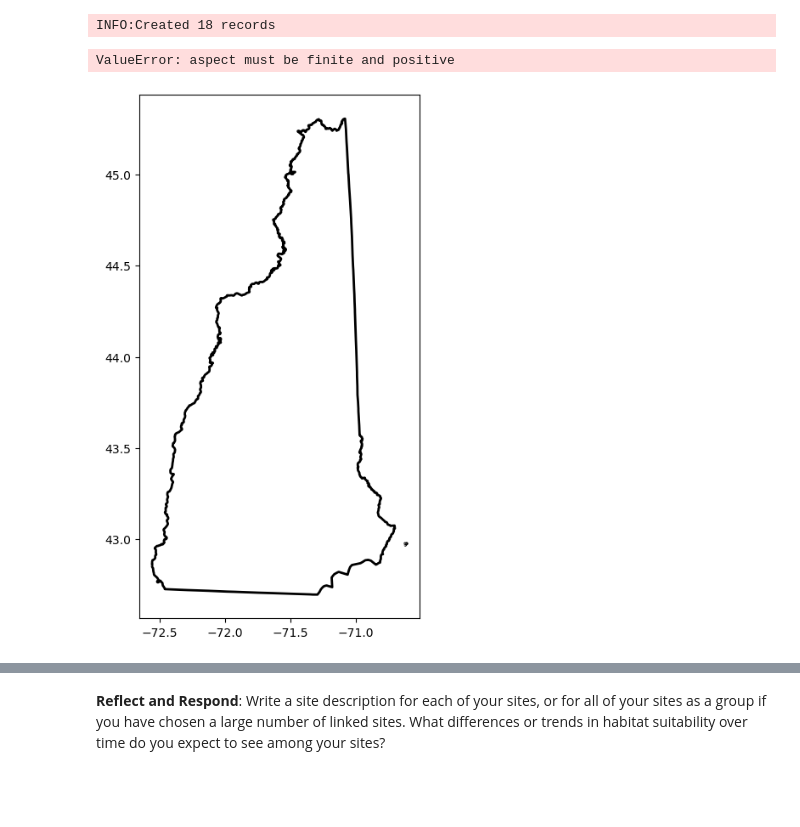
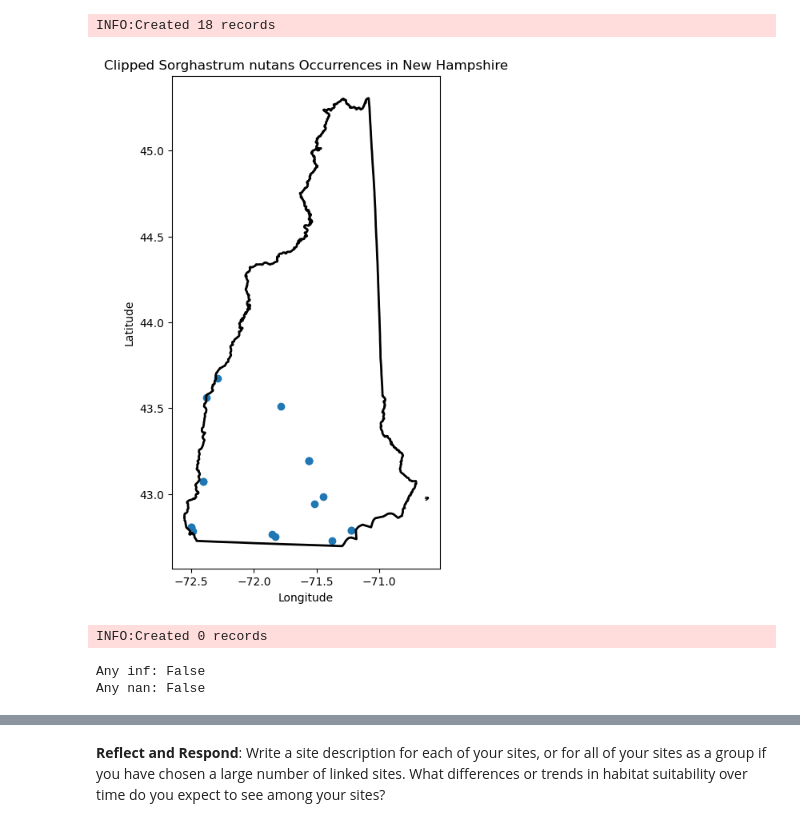
Before and after one commit to earthlab-education/spring-03-habitat-suitability-climate-change-ryme1295, a Jupyter notebook: habitat_suitability.ipynb, the cells around one changed output, grey strips where cells are left out. Saved outputs shown, nothing was run; the diff lists cells and outputs as text; code cells hidden in the pictures; blank space fills up the shorter version.

Commit message:
points in the map finally

```diff
--- a/habitat_suitability.ipynb
+++ b/habitat_suitability.ipynb
@@ -156,22 +114,12 @@ gdf.to_file("sorghastrum_nutans_NH.geojson", driver="GeoJSON")
 [figure]
 INFO:Created 18 records
 # %%
-from pygbif import occurrences
-import pandas as pd
-import geopandas as gpd
-from shapely.geometry import Point
-import matplotlib.pyplot as plt
-
-# -----------------------------
-# 1. Get GBIF taxon key
-# -----------------------------
+# Get GBIF taxon key
 species_name = "Sorghastrum nutans"
 species = occurrences.search(scientificName=species_name, limit=1)
 taxon_key = species['results'][0]['taxonKey']
 
-# -----------------------------
-# 2. Download occurrence data (broader filter)
-# -----------------------------
+# Download occurrence data (broader filter)
 records = occurrences.search(
     taxonKey=taxon_key,
     hasCoordinate=True,
@@ -181,46 +129,39 @@ records = occurrences.search(
 
 data = pd.DataFrame(records['results'])
 data = data[['decimalLatitude', 'decimalLongitude', 'year']].dropna()
 
 geometry = [Point(xy) for xy in zip(data['decimalLongitude'], data['decimalLatitude'])]
 occ_gdf = gpd.GeoDataFrame(data, geometry=geometry, crs="EPSG:4326")
 
-# -----------------------------
-# 3. Load New Hampshire boundary
-# -----------------------------
+
+# Load New Hampshire boundary
 states = gpd.read_file(
     "https://www2.census.gov/geo/tiger/GENZ2022/shp/cb_2022_us_state_500k.zip"
 )
 
 nh = states[states["NAME"] == "New Hampshire"]
 nh = nh.to_crs("EPSG:4326")
 
-# -----------------------------
-# 4. Spatial clip (strict boundary filter)
-# -----------------------------
+# Spatial clip (strict boundary filter)
 clipped_gdf = gpd.clip(occ_gdf, nh)
 
-# -----------------------------
-# 5. Plot results
-# -----------------------------
+# Plot results
 fig, ax = plt.subplots(figsize=(8, 8))
 
 # State outline
 nh.boundary.plot(ax=ax, linewidth=2, color="black")
 
-# Clipped occurrence points
-clipped_gdf.plot(ax=ax, color="darkgreen", markersize=25, alpha=0.8)
+# plot on the prepared axis
+gdf.plot(ax=ax)
 
 ax.set_title("Clipped Sorghastrum nutans Occurrences in New Hampshire")
 ax.set_xlabel("Longitude")
 ax.set_ylabel("Latitude")
 
 plt.show()
 
-# -----------------------------
-# 6. Optional: Save output
-# -----------------------------
+# Save output
 clipped_gdf.to_file("S_nutans_NH_clipped.geojson", driver="GeoJSON")
 # %% [output]
+[figure, new version]
-ValueError: aspect must be finite and positive
+INFO:Created 0 records
-[figure, old version]
@@ -226,0 +170,13 @@ ValueError: aspect must be finite and positive
+# %%
+# explode in case of multiparts
+coords = np.concatenate([
+    np.array(geom.coords)
+    for geom in gdf.geometry
+    if geom.geom_type == "Point"
+])
+
+print("Any inf:", np.isinf(coords).any())
+print("Any nan:", np.isnan(coords).any())
+# %% [output]
+Any inf: False
+Any nan: False
```
Also changed, not shown: parts of 7 cells of this notebook, 3 other files.
